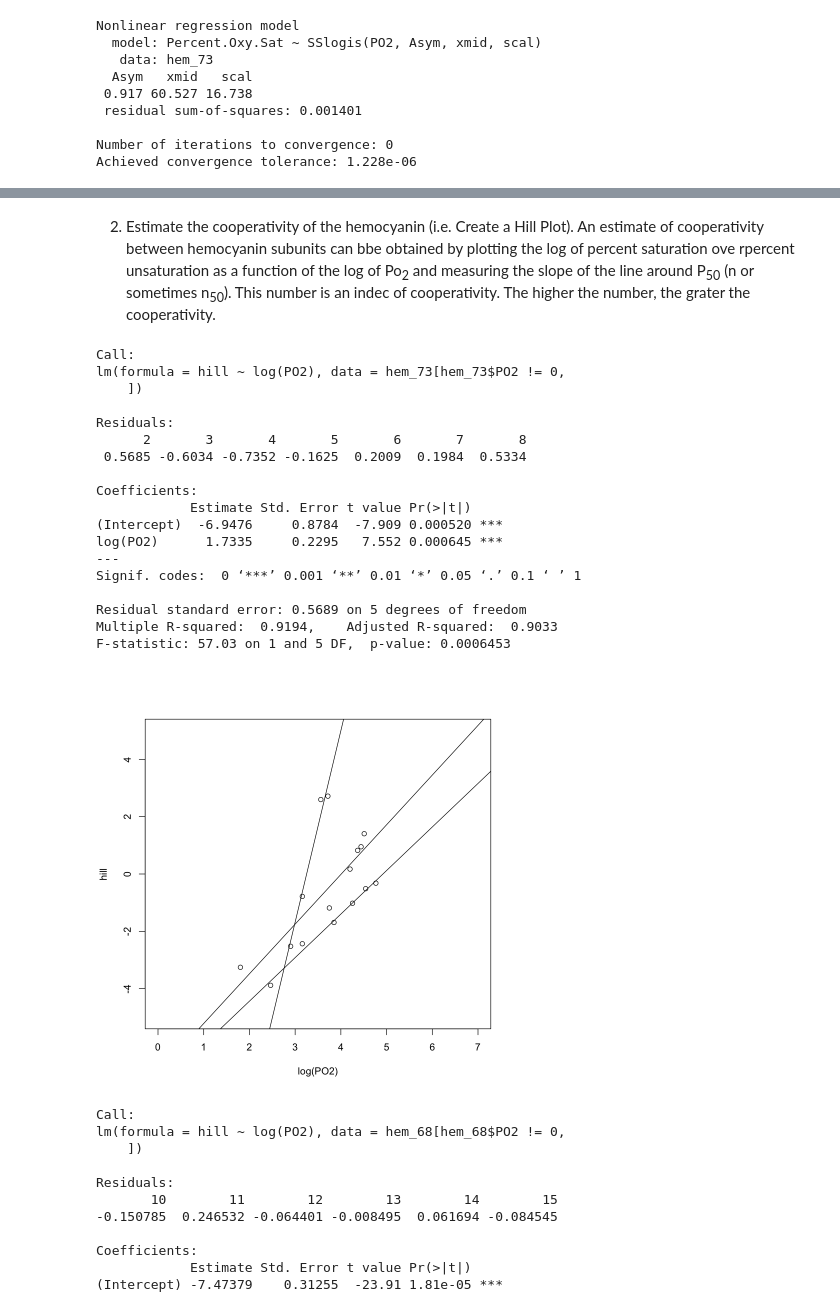
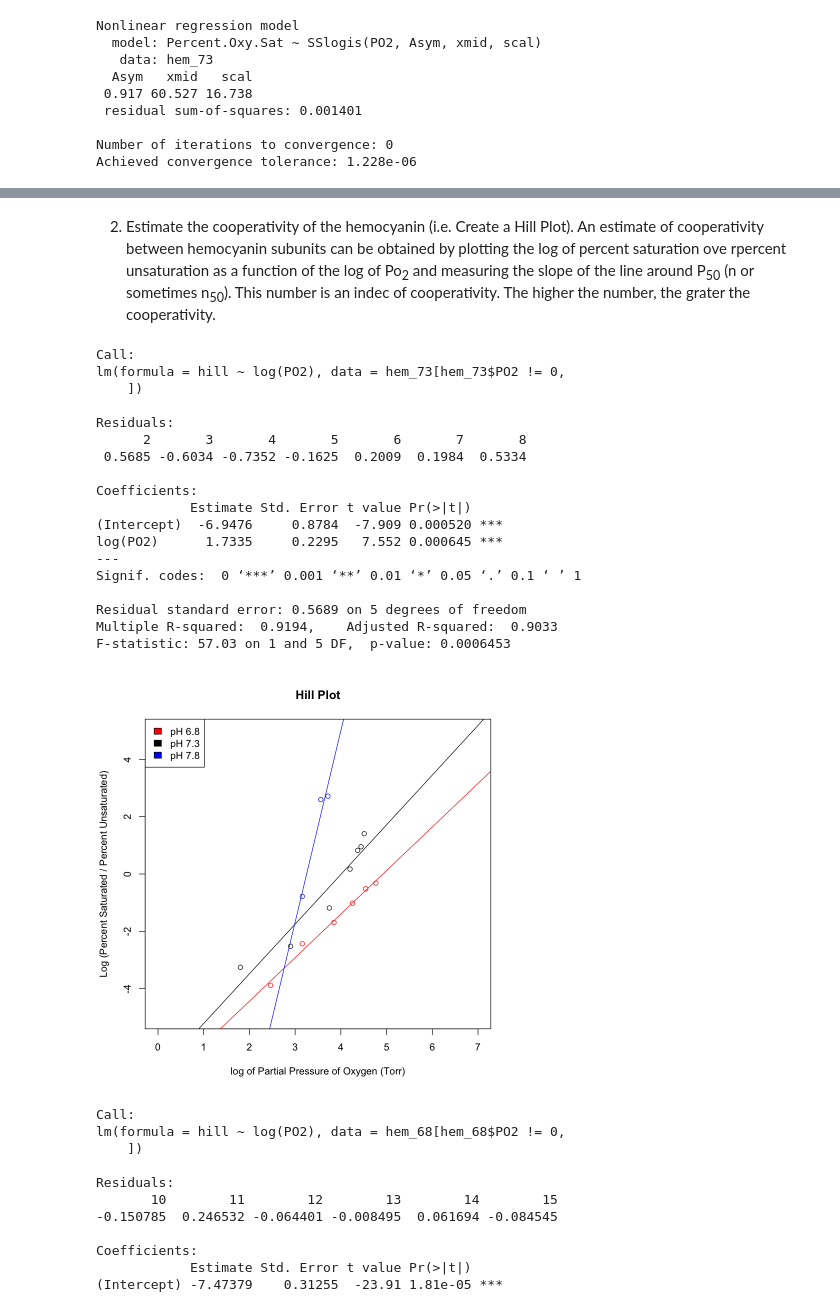
Before and after one commit to andrew2165/biometry_notebooks, a Jupyter notebook: OxygenEqOfHemocyanin.ipynb, the cells around one changed output, grey strips where cells are left out. Cells and saved outputs as stored; diff of their text form; code cells hidden in the pictures.

```diff
--- a/OxygenEqOfHemocyanin.ipynb
+++ b/OxygenEqOfHemocyanin.ipynb
@@ -125,35 +135,41 @@ maxlik = function(p, Asym, xmid, scal){
 # %% [markdown]
-2. Estimate the cooperativity of the hemocyanin (i.e. Create a Hill Plot). An estimate of cooperativity between hemocyanin subunits can bbe obtained by plotting the log of percent saturation ove rpercent unsaturation as a function of the log of Po<sub>2</sub> and measuring the slope of the line around P<sub>50</sub> (n or sometimes n<sub>50</sub>). This number is an indec of cooperativity. The higher the number, the grater the cooperativity.
+2. Estimate the cooperativity of the hemocyanin (i.e. Create a Hill Plot). An estimate of cooperativity between hemocyanin subunits can be obtained by plotting the log of percent saturation ove rpercent unsaturation as a function of the log of Po<sub>2</sub> and measuring the slope of the line around P<sub>50</sub> (n or sometimes n<sub>50</sub>). This number is an indec of cooperativity. The higher the number, the grater the cooperativity.
 # %%
 summary(lm(hill~log(PO2), data=hem_73[hem_73$PO2 != 0,]))
-plot(hill~log(PO2), data=hem_73[hem_73$PO2 != 0,], xlim = c(0, 7), ylim=c(-5,5))
+plot(hill~log(PO2), data=hem_73[hem_73$PO2 != 0,], xlim = c(0, 7), ylim=c(-5,5),
+    xlab="log of Partial Pressure of Oxygen (Torr)",
+    ylab="Log (Percent Saturated / Percent Unsaturated)",
+    main="Hill Plot")
+legend("topleft",
+      c("pH 6.8", "pH 7.3", "pH 7.8"),
+        fill=c("red","black", "blue"))
 abline(a = -6.948, b = 1.733)
 # Adding pH 6.8 to the graph
-points(x=log(hem_68$PO2[hem_68$PO2 != 0]), y=hem_68$hill[hem_68$PO2 != 0])
-abline(a = -7.47379, b = 1.51877)
+points(x=log(hem_68$PO2[hem_68$PO2 != 0]), y=hem_68$hill[hem_68$PO2 != 0], col="red")
+abline(a = -7.47379, b = 1.51877, col="red")
 # Adding pH 7.8 to the graph
-points(x=log(hem_78$PO2[hem_78$PO2 != 0]), y=hem_78$hill[hem_78$PO2 != 0])
-abline(a=-21.704, b=6.674)
+points(x=log(hem_78$PO2[hem_78$PO2 != 0]), y=hem_78$hill[hem_78$PO2 != 0], col="blue")
+abline(a=-21.704, b=6.674, col="blue")
 # %% [output]
 Call:
 lm(formula = hill ~ log(PO2), data = hem_73[hem_73$PO2 != 0,
     ])
 
 Residuals:
       2       3       4       5       6       7       8
  0.5685 -0.6034 -0.7352 -0.1625  0.2009  0.1984  0.5334
 
 Coefficients:
             Estimate Std. Error t value Pr(>|t|)
 (Intercept)  -6.9476     0.8784  -7.909 0.000520 ***
 log(PO2)      1.7335     0.2295   7.552 0.000645 ***
 ---
 Signif. codes:  0 ‘***’ 0.001 ‘**’ 0.01 ‘*’ 0.05 ‘.’ 0.1 ‘ ’ 1
 
 Residual standard error: 0.5689 on 5 degrees of freedom
 Multiple R-squared:  0.9194,    Adjusted R-squared:  0.9033
 F-statistic: 57.03 on 1 and 5 DF,  p-value: 0.0006453
-[figure, old version]
+[figure, new version]
 # %%
 summary(lm(hill~log(PO2), data=hem_68[hem_68$PO2 != 0,]))
 plot(hill~log(PO2), data=hem_68[hem_68$PO2 != 0,])
```
Also changed, not shown: parts of 6 cells of this notebook.
